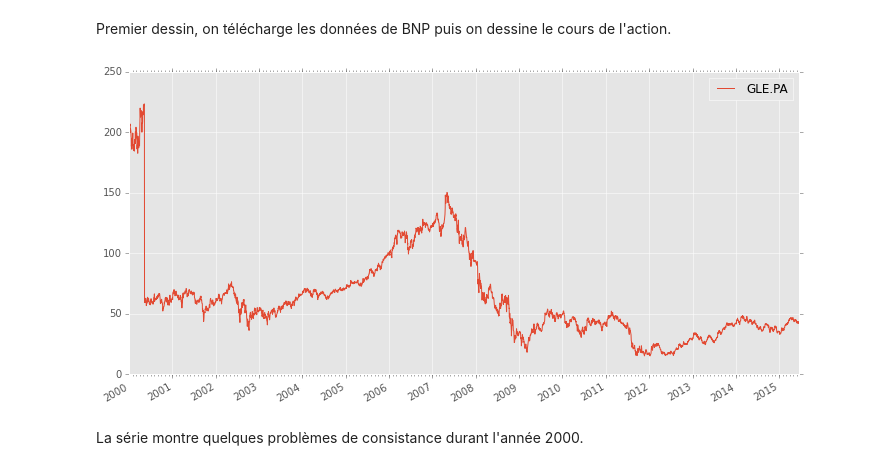
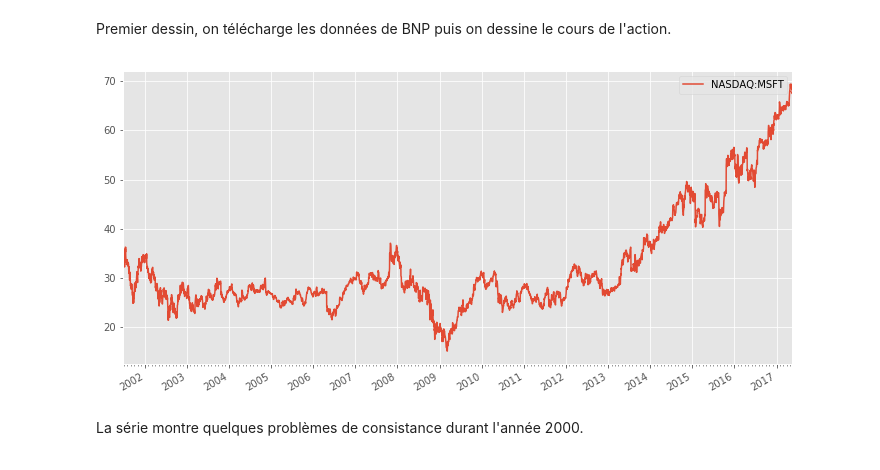
Before and after one commit to sdpython/pyensae, a Jupyter notebook: _doc/notebooks/pyensae_StockPrices.ipynb, the cells around one changed output. Cells and saved outputs as stored; diff of their text form; code cells hidden in the pictures.

```diff
--- a/_doc/notebooks/pyensae_StockPrices.ipynb
+++ b/_doc/notebooks/pyensae_StockPrices.ipynb
@@ -62,10 +73,10 @@ stock.head()
 # %% [markdown]
 Premier dessin, on télécharge les données de BNP puis on dessine le cours de l'action.
 # %%
-stock = StockPrices ("GLE.PA", folder = cache)
+stock = StockPrices ("NASDAQ:MSFT", folder = cache)
 ax= StockPrices.draw( stock, figsize=(12,6))
 # %% [output]
-[figure, old version]
+[figure, new version]
 # %% [markdown]
 La série montre quelques problèmes de consistance durant l'année 2000.
 # %%
```
Also changed, not shown: parts of 23 cells of this notebook, 9 other files.
